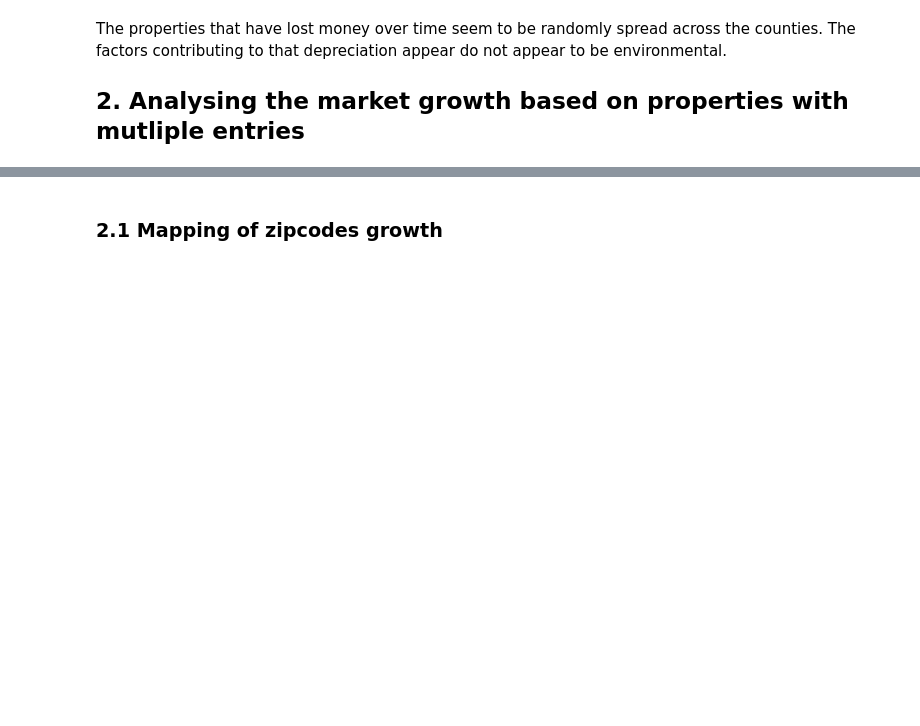
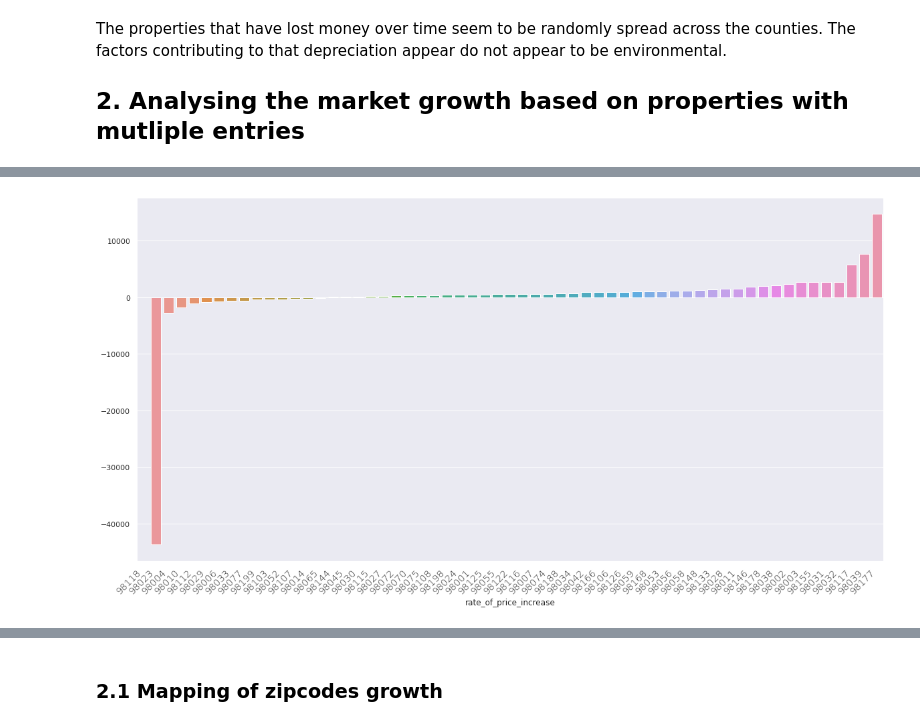
Before and after one commit to aghilissen/KayCee, a Jupyter notebook: index.ipynb, the cells around one changed output, grey strips where cells are left out. Cells and saved outputs as stored; diff of their text form; code cells hidden in the pictures; blank space fills up the shorter version.

```diff
--- a/index.ipynb
+++ b/index.ipynb
@@ -291,3 +293,5 @@ The properties that have lost money over time seem to be randomly spread across
 # analysis_df.insert(3,"time_diff_seconds",0) #add a column for time difference as an int
 # analysis_df["time_diff_seconds"] = pd.to_numeric(analysis_df["time_diff"])/1000000000 #convert timedelta obeject to seconds (stored as ns by default)
 # analysis_df["rate_of_price_increase"] = analysis_df["price_diff"]/(analysis_df["time_diff_seconds"]/86400) #calculate rate of increase in prices
+# %%
+hotZC = duplicate_properties.groupby(['zipcode'])['rate_of_price_increase'].mean()
@@ -294,3 +318,15 @@ The properties that have lost money over time seem to be randomly spread across
+# %%
+plt.figure(figsize=(20,10))
+chart = sns.barplot(x=hotZC.index,
+                    y=hotZC.values,
+                    data = hotZC)
+chart.set_xticklabels(hotZC.sort_values(ascending=True).index,
+                      rotation=45,
+                      horizontalalignment='right',
+                      fontweight='light',
+                      fontsize='large');
+# %% [output]
+[figure, added]
 # %%
 ##############################
 # create a dataframe to generate the graph
```
Also changed, not shown: parts of 5 cells of this notebook.
